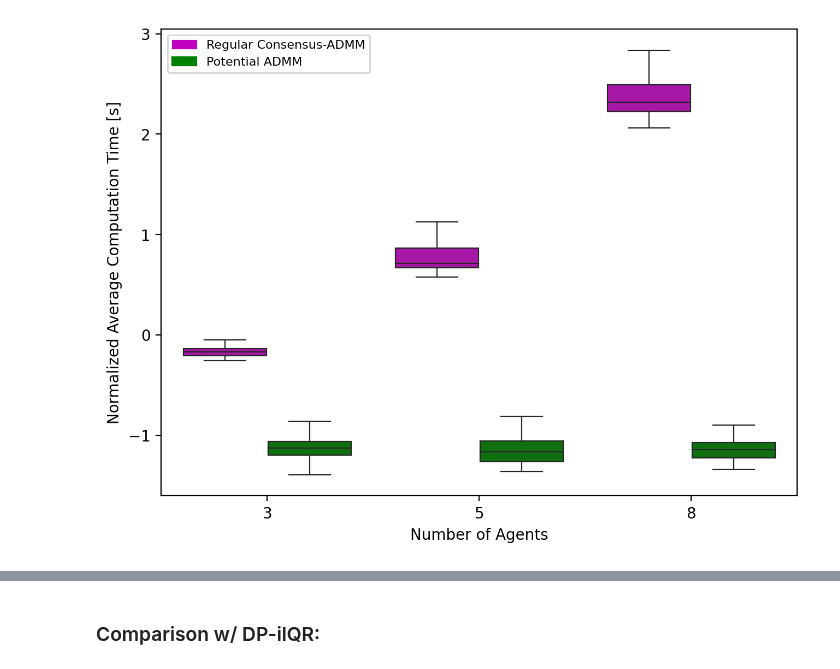
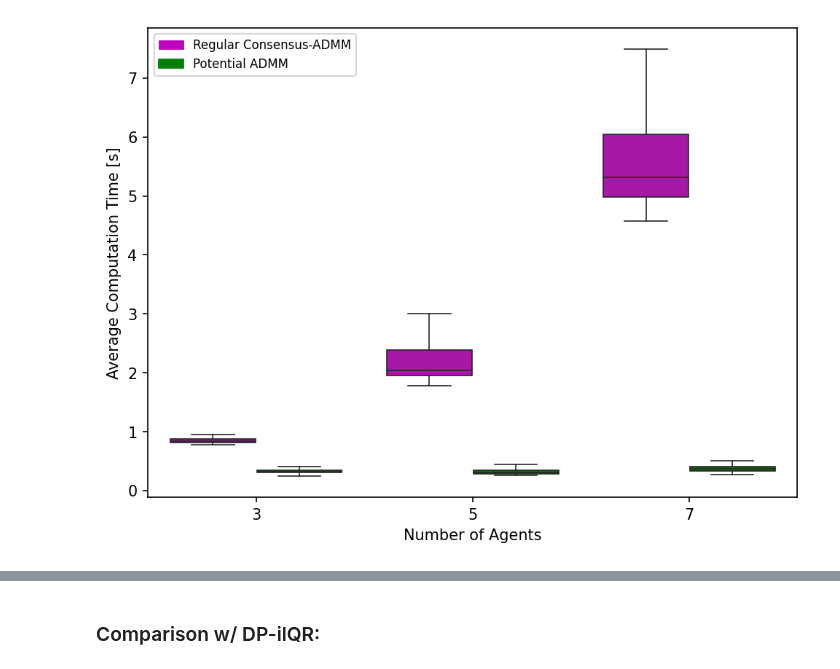
Before and after one commit to labicon/Potential-ADMM_code, a Jupyter notebook: distributed_ADMM/monte_carlo_analysis.ipynb, the cells around one changed output, grey strips where cells are left out. Saved outputs shown, nothing was run; the diff lists cells and outputs as text; code cells hidden in the pictures.

```diff
--- a/distributed_ADMM/monte_carlo_analysis.ipynb
+++ b/distributed_ADMM/monte_carlo_analysis.ipynb
@@ -6,4 +6,4 @@ import seaborn as sns
 # %%
 from solvers import util
 # %%
-drones_3_8_combined= pd.read_excel('ADMM_mpc_3_to_8_agents.xlsm', sheet_name='Sheet1')
+drones_3_7_combined= pd.read_excel('ADMM_mpc_3_to_7_agents.xlsm', sheet_name='Sheet1')
@@ -10,2 +17,2 @@ drones_3_8_combined= pd.read_excel('ADMM_mpc_3_to_8_agents.xlsm', sheet_name='Sh
 # %%
-drones_3_8_combined= drones_3_8_combined.replace(to_replace='None', value=np.nan).dropna()
+drones_3_7_combined= drones_3_7_combined.replace(to_replace='None', value=np.nan).dropna()
@@ -14 +19,3 @@ drones_3_8_combined = drones_3_8_combined.dropna()
+# %%
+drones_3_7_combined = drones_3_7_combined.dropna()
 # %%
@@ -41,13 +40,14 @@ drones_3_8_combined['normalized_t_solve'] = np.log(drones_3_8_combined['t_solve_
 # %%
-plt.figure(dpi=200)
-sns.boxplot(data=drones_3_8_combined, x="n_agents", y="normalized_t_solve", hue='SOVA_admm', palette=["m", "g"], showfliers=False,linewidth=0.8)
+plt.figure(dpi=150)
+
+sns.boxplot(data=drones_3_7_combined, x=" n_agents", y="t_solve_avg", hue='Distributed ADMM', palette=["m", "g"], showfliers=False,linewidth=0.8)
 legend =  plt.legend(['Regular Consensus-ADMM','Potential ADMM'],fontsize=8)
 ax = plt.gca()
 leg = ax.get_legend()
 leg.legendHandles[0].set_color('m')
 leg.legendHandles[1].set_color('g')
-plt.ylabel('Normalized Average Computation Time [s]');
+plt.ylabel('Average Computation Time [s]');
 plt.xlabel('Number of Agents');
 plt.savefig('results/ADMM_avg_computation_time.png')
 # %% [output]
-[figure, old version]
+[figure, new version]
```
Also changed, not shown: parts of 57 cells of this notebook, 5 other files.
